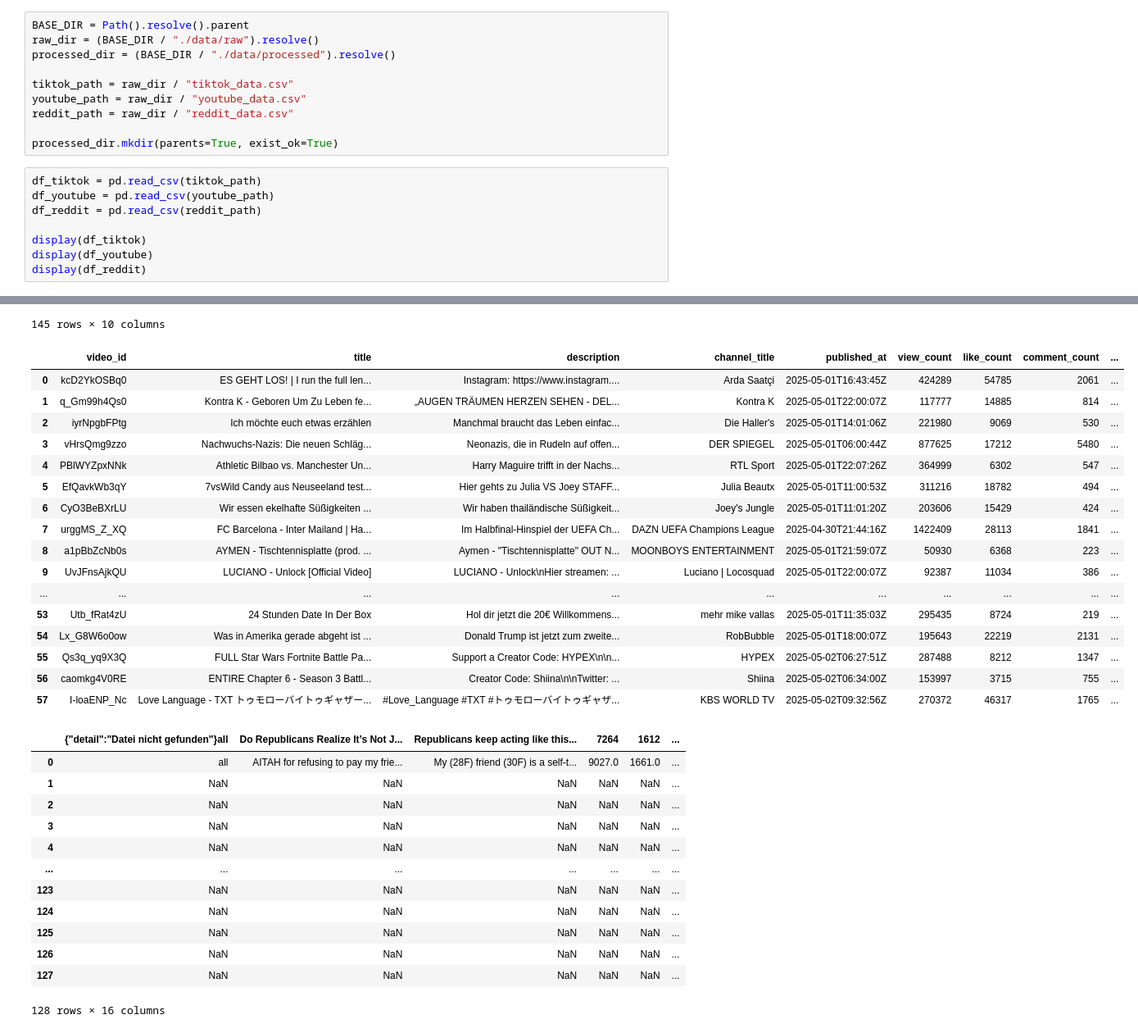
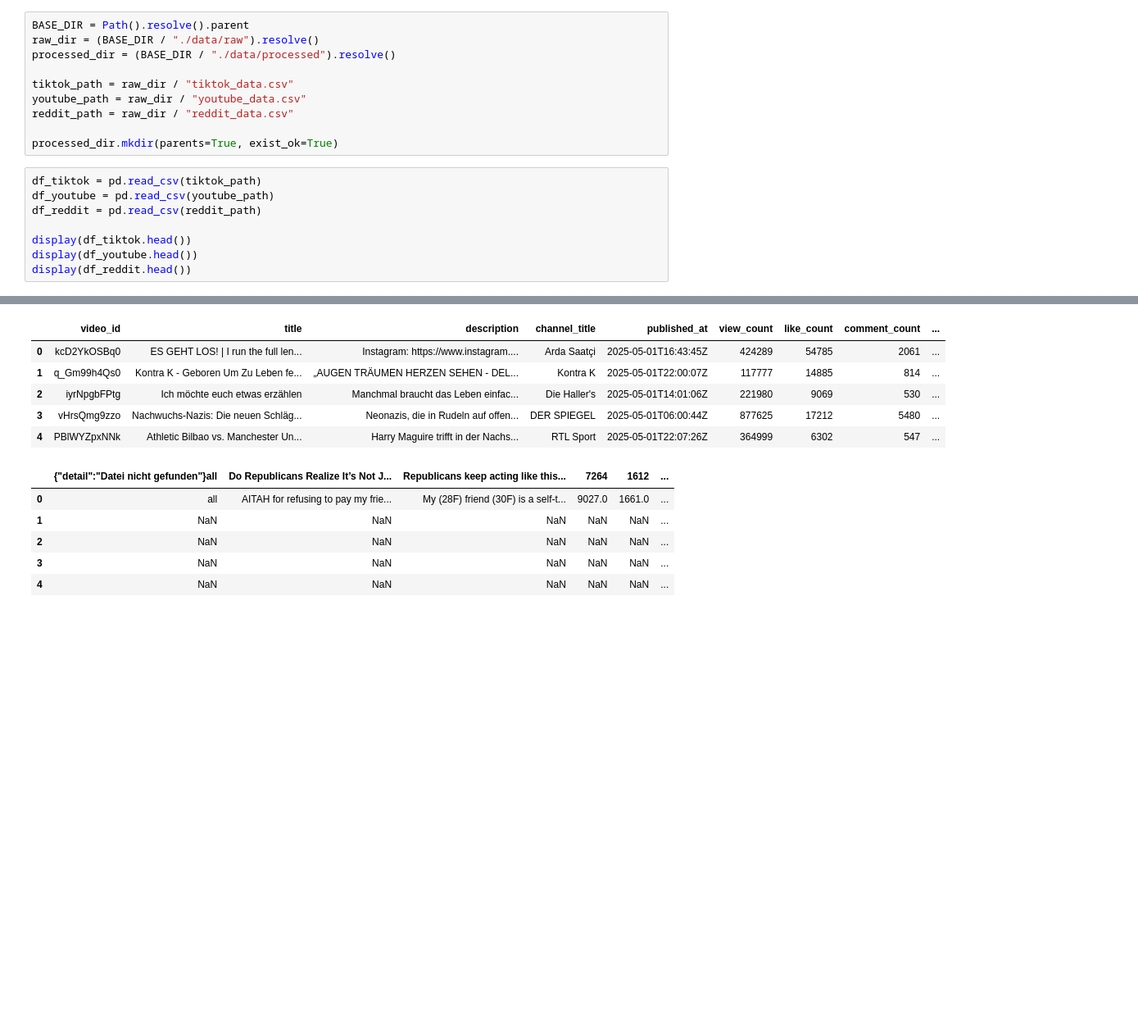
Before and after one commit to sofietheresa/TrendAnalyseSocialMedia, a Jupyter notebook: notebooks/02_preprocessing.ipynb, the cells around one changed output, grey strips where cells are left out. Shown at 82% size. Cells and saved outputs as stored; diff of their text form; blank space fills up the shorter version.

```diff
--- a/notebooks/02_preprocessing.ipynb
+++ b/notebooks/02_preprocessing.ipynb
@@ -16,9 +16,9 @@ df_tiktok = pd.read_csv(tiktok_path)
 df_youtube = pd.read_csv(youtube_path)
 df_reddit = pd.read_csv(reddit_path)
 
-display(df_tiktok)
-display(df_youtube)
-display(df_reddit)
+display(df_tiktok.head())
+display(df_youtube.head())
+display(df_reddit.head())
 # %% [output]
 |  | {"detail":"Datei nicht gefunden"}... | Unnamed: 1 | zah1de_kyc | 6836358130437211142 | 747600 | 8890 | 6626 | 6600000 | ... |
 | 0 | 7.479193e+18 | THEY MADE A BIG ONE?! | jessi.lee | 6.715610e+18 | 6300000.0 | 105300.0 | 38000.0 | 163400000.0 | ... |
@@ -35,31 +29,12 @@ display(df_reddit)
-145 rows × 10 columns
 |  | video_id | title | description | channel_title | published_at | view_count | like_count | comment_count | ... |
 | 0 | kcD2YkOSBq0 | ES GEHT LOS! | I run the full len... | Instagram: https://www.instagram.... | Arda Saatçi | 2025-05-01T16:43:45Z | 424289 | 54785 | 2061 | ... |
 | 1 | q_Gm99h4Qs0 | Kontra K - Geboren Um Zu Leben fe... | „AUGEN TRÄUMEN HERZEN SEHEN - DEL... | Kontra K | 2025-05-01T22:00:07Z | 117777 | 14885 | 814 | ... |
 | 2 | iyrNpgbFPtg | Ich möchte euch etwas erzählen | Manchmal braucht das Leben einfac... | Die Haller's | 2025-05-01T14:01:06Z | 221980 | 9069 | 530 | ... |
 | 3 | vHrsQmg9zzo | Nachwuchs-Nazis: Die neuen Schläg... | Neonazis, die in Rudeln auf offen... | DER SPIEGEL | 2025-05-01T06:00:44Z | 877625 | 17212 | 5480 | ... |
 | 4 | PBlWYZpxNNk | Athletic Bilbao vs. Manchester Un... | Harry Maguire trifft in der Nachs... | RTL Sport | 2025-05-01T22:07:26Z | 364999 | 6302 | 547 | ... |
-| 5 | EfQavkWb3qY | 7vsWild Candy aus Neuseeland test... | Hier gehts zu Julia VS Joey STAFF... | Julia Beautx | 2025-05-01T11:00:53Z | 311216 | 18782 | 494 | ... |
-| 6 | CyO3BeBXrLU | Wir essen ekelhafte Süßigkeiten ... | Wir haben thailändische Süßigkeit... | Joey's Jungle | 2025-05-01T11:01:20Z | 203606 | 15429 | 424 | ... |
-| 7 | urggMS_Z_XQ | FC Barcelona - Inter Mailand | Ha... | Im Halbfinal-Hinspiel der UEFA Ch... | DAZN UEFA Champions League | 2025-04-30T21:44:16Z | 1422409 | 28113 | 1841 | ... |
-| 8 | a1pBbZcNb0s | AYMEN - Tischtennisplatte (prod. ... | Aymen - "Tischtennisplatte" OUT N... | MOONBOYS ENTERTAINMENT | 2025-05-01T21:59:07Z | 50930 | 6368 | 223 | ... |
-| 9 | UvJFnsAjkQU | LUCIANO - Unlock [Official Video] | LUCIANO - Unlock\nHier streamen: ... | Luciano | Locosquad | 2025-05-01T22:00:07Z | 92387 | 11034 | 386 | ... |
-| ... | ... | ... | ... | ... | ... | ... | ... | ... | ... |
-| 53 | Utb_fRat4zU | 24 Stunden Date In Der Box | Hol dir jetzt die 20€ Willkommens... | mehr mike vallas | 2025-05-01T11:35:03Z | 295435 | 8724 | 219 | ... |
-| 54 | Lx_G8W6o0ow | Was in Amerika gerade abgeht ist ... | Donald Trump ist jetzt zum zweite... | RobBubble | 2025-05-01T18:00:07Z | 195643 | 22219 | 2131 | ... |
-| 55 | Qs3q_yq9X3Q | FULL Star Wars Fortnite Battle Pa... | Support a Creator Code: HYPEX\n\n... | HYPEX | 2025-05-02T06:27:51Z | 287488 | 8212 | 1347 | ... |
-| 56 | caomkg4V0RE | ENTIRE Chapter 6 - Season 3 Battl... | Creator Code: Shiina\n\nTwitter: ... | Shiina | 2025-05-02T06:34:00Z | 153997 | 3715 | 755 | ... |
-| 57 | I-loaENP_Nc | Love Language - TXT トゥモローバイトゥギャザー... | #Love_Language #TXT #トゥモローバイトゥギャザ... | KBS WORLD TV | 2025-05-02T09:32:56Z | 270372 | 46317 | 1765 | ... |
 |  | {"detail":"Datei nicht gefunden"}all | Do Republicans Realize It’s Not J... | Republicans keep acting like this... | 7264 | 1612 | ... |
 | 0 | all | AITAH for refusing to pay my frie... | My (28F) friend (30F) is a self-t... | 9027.0 | 1661.0 | ... |
 | 1 | NaN | NaN | NaN | NaN | NaN | ... |
 | 2 | NaN | NaN | NaN | NaN | NaN | ... |
 | 3 | NaN | NaN | NaN | NaN | NaN | ... |
 | 4 | NaN | NaN | NaN | NaN | NaN | ... |
-| ... | ... | ... | ... | ... | ... | ... |
-| 123 | NaN | NaN | NaN | NaN | NaN | ... |
-| 124 | NaN | NaN | NaN | NaN | NaN | ... |
-| 125 | NaN | NaN | NaN | NaN | NaN | ... |
-| 126 | NaN | NaN | NaN | NaN | NaN | ... |
-| 127 | NaN | NaN | NaN | NaN | NaN | ... |
-128 rows × 16 columns
```
Also changed, not shown: parts of 5 cells of this notebook, 15 other files.
